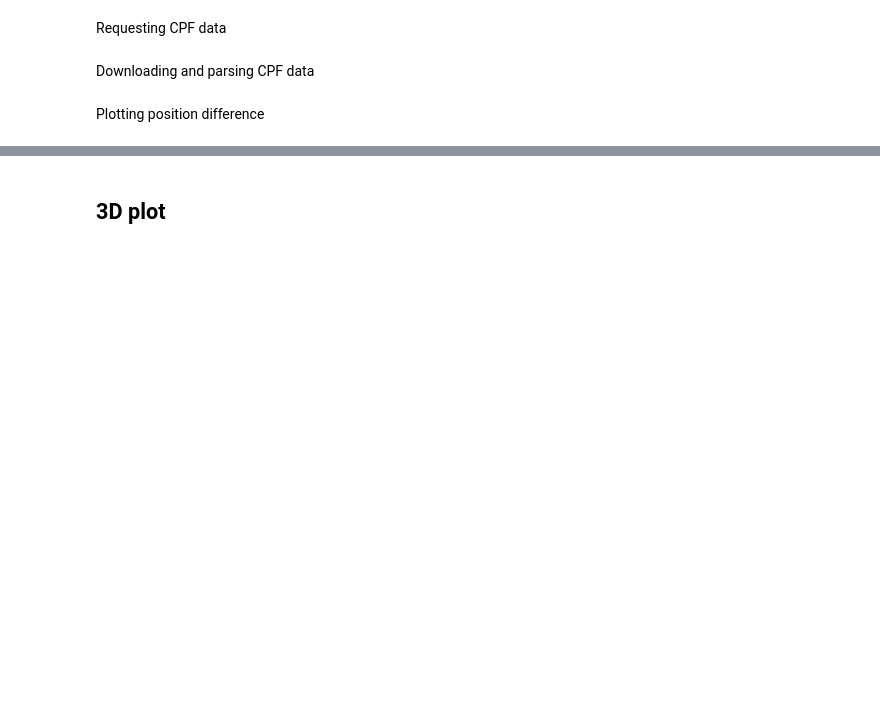
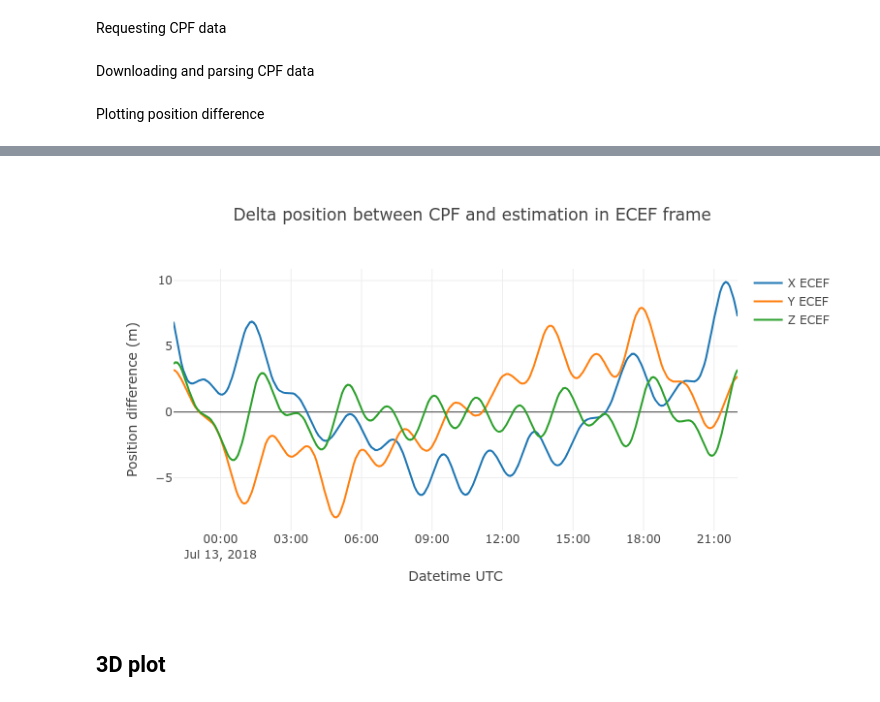
Before and after one commit to GorgiAstro/laser-orbit-determination, a Jupyter notebook: 02-orbit-determination-example.ipynb, the cells around one changed output, grey strips where cells are left out. Cells and saved outputs as stored; diff of their text form; code cells hidden in the pictures; blank space fills up the shorter version.

```diff
--- a/02-orbit-determination-example.ipynb
+++ b/02-orbit-determination-example.ipynb
@@ -521,7 +526,7 @@ traceZ = go.Scatter(
 data = [traceX, traceY, traceZ]
 
 layout = go.Layout(
-    title = 'Delta position between CPF and estimation in ITRF frame',
+    title = 'Delta position between CPF and estimation in ECEF frame',
     xaxis = dict(
         title = 'Datetime UTC'
     ),
@@ -538,3 +542,4 @@ py.iplot(fig)
+[figure, added]
 # %% [markdown]
 ## 3D plot
 # %%
```
Also changed, not shown: parts of 10 cells of this notebook.
